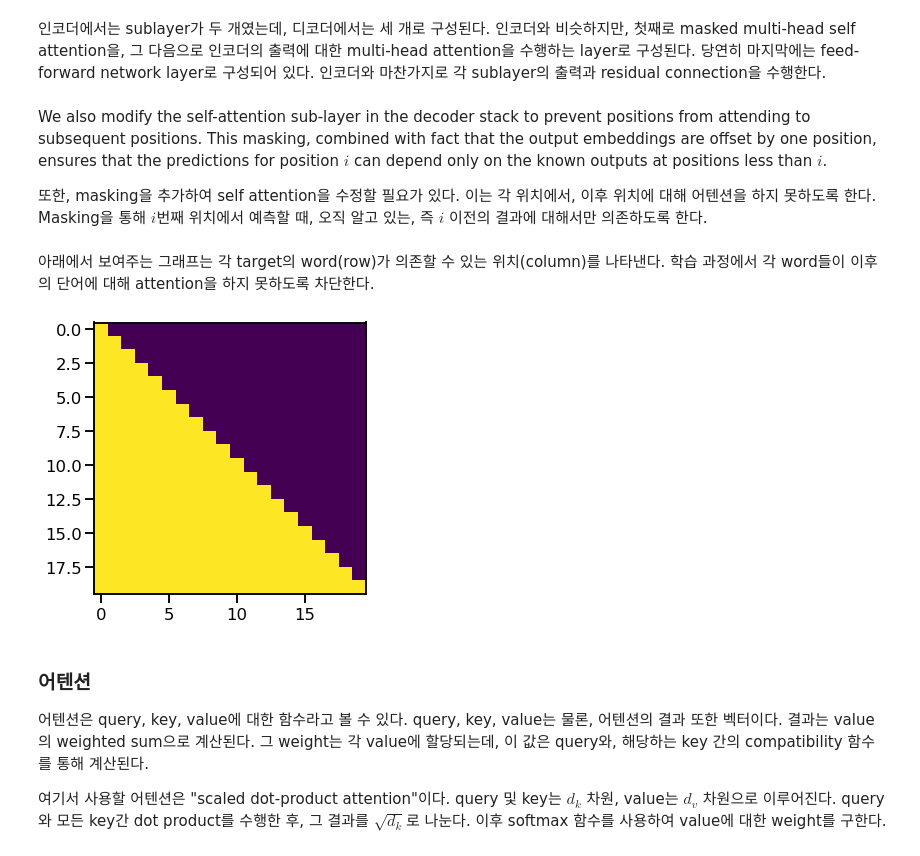
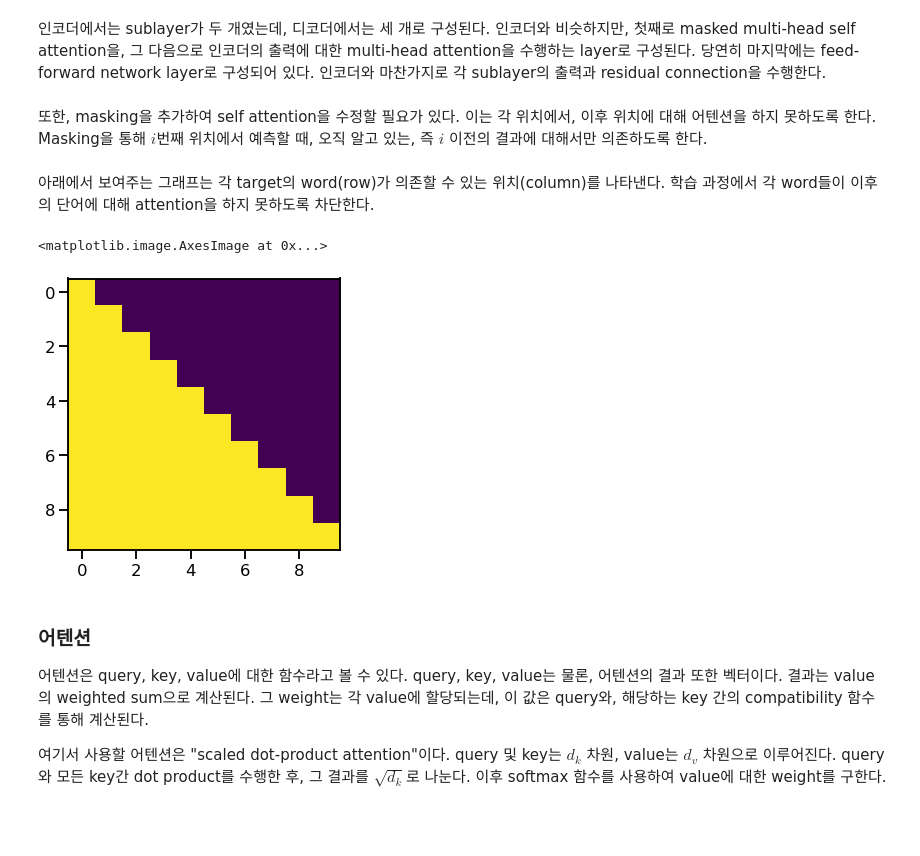
Before and after one commit to hursung1/Transformer, a Jupyter notebook: The Annotated Transformer.ipynb, the cells around one changed output. Saved outputs shown, nothing was run; the diff lists cells and outputs as text; code cells hidden in the pictures; blank space fills up the shorter version.

```diff
--- a/The Annotated Transformer.ipynb
+++ b/The Annotated Transformer.ipynb
@@ -169,12 +163,10 @@ class DecoderLayer(nn.Module):
         x = self.sublayer[1](x, lambda x: self.src_attn(x, m, m, src_mask))
         return self.sublayer[2](x, self.feed_forward)
 # %% [markdown]
-We also modify the self-attention sub-layer in the decoder stack to prevent positions from attending to subsequent positions.  This masking, combined with fact that the output embeddings are offset by one position, ensures that the predictions for position $i$ can depend only on the known outputs at positions less than $i$.
-
 또한, masking을 추가하여 self attention을 수정할 필요가 있다. 이는 각 위치에서, 이후 위치에 대해 어텐션을 하지 못하도록 한다. Masking을 통해 $i$번째 위치에서 예측할 때, 오직 알고 있는, 즉 $i$ 이전의 결과에 대해서만 의존하도록 한다.
 # %%
 def subsequent_mask(size):
-    "Mask out subsequent positions."
+    "각 위치의 이후 위치에 mask를 적용"
     attn_shape = (1, size, size)
     subsequent_mask = np.triu(np.ones(attn_shape), k=1).astype('uint8')
     return torch.from_numpy(subsequent_mask) == 0
@@ -182,10 +174,10 @@ def subsequent_mask(size):
 아래에서 보여주는 그래프는 각 target의 word(row)가 의존할 수 있는 위치(column)를 나타낸다. 학습 과정에서 각 word들이 이후의 단어에 대해 attention을 하지 못하도록 차단한다.
 # %%
 plt.figure(figsize=(5,5))
-plt.imshow(subsequent_mask(20)[0])
-None
+plt.imshow(subsequent_mask(10)[0])
 # %% [output]
+<matplotlib.image.AxesImage at 0x...>
-[figure, old version]
+[figure, new version]
 # %% [markdown]
 ### 어텐션
 
```
Also changed, not shown: parts of 43 cells of this notebook.
